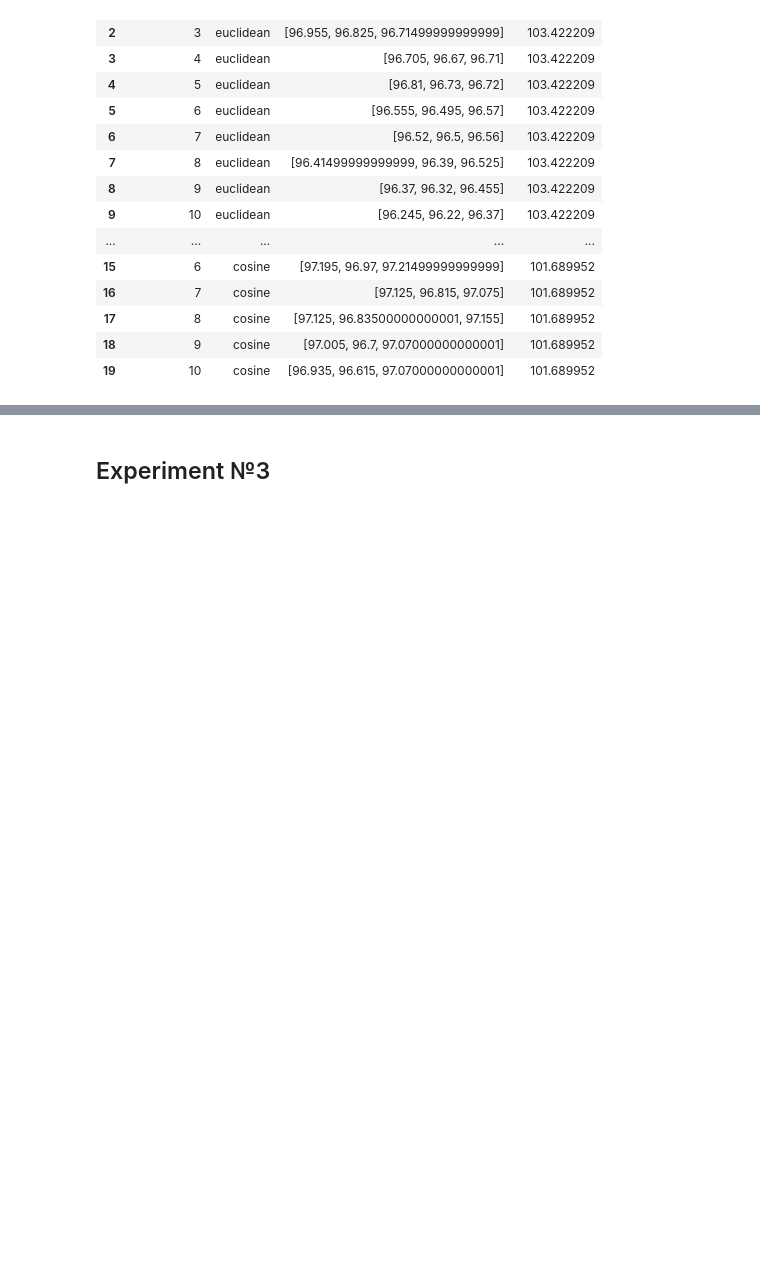
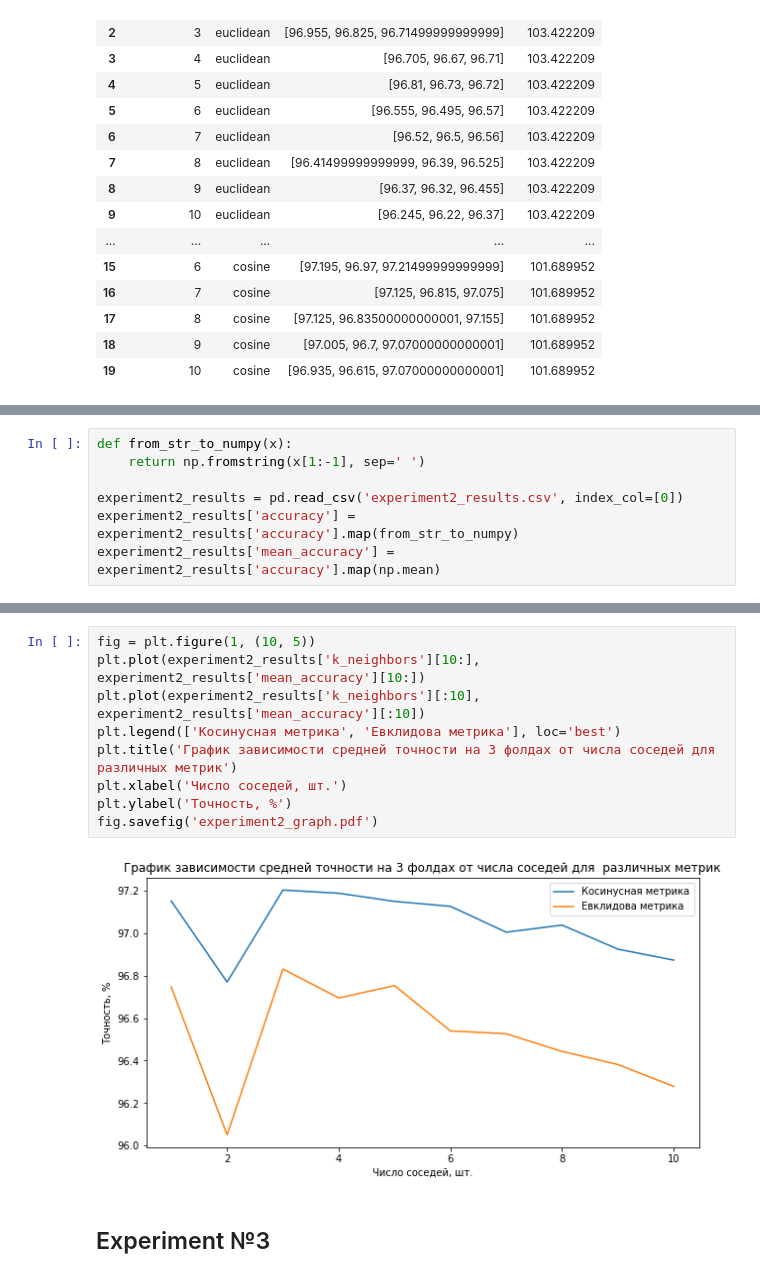
Before and after one commit to paniquex/ML_DS_practice, a Jupyter notebook: PRACTICUM/LAB_01/experiments.ipynb, the cells around one changed output, grey strips where cells are left out. Saved outputs shown, nothing was run; the diff lists cells and outputs as text; blank space fills up the shorter version.

Commit message:
some images updates

```diff
--- a/PRACTICUM/LAB_01/experiments.ipynb
+++ b/PRACTICUM/LAB_01/experiments.ipynb
@@ -483,0 +490,7 @@ experiment2_results.to_csv('experiment2_results')
+# %%
+def from_str_to_numpy(x):
+    return np.fromstring(x[1:-1], sep=' ')
+
+experiment2_results = pd.read_csv('experiment2_results.csv', index_col=[0])
+experiment2_results['accuracy'] = experiment2_results['accuracy'].map(from_str_to_numpy)
+experiment2_results['mean_accuracy'] = experiment2_results['accuracy'].map(np.mean)
@@ -484,3 +517,14 @@ experiment2_results.to_csv('experiment2_results')
+# %%
+fig = plt.figure(1, (10, 5))
+plt.plot(experiment2_results['k_neighbors'][10:], experiment2_results['mean_accuracy'][10:])
+plt.plot(experiment2_results['k_neighbors'][:10], experiment2_results['mean_accuracy'][:10])
+plt.legend(['Косинусная метрика', 'Евклидова метрика'], loc='best')
+plt.title('График зависимости средней точности на 3 фолдах от числа соседей для  различных метрик')
+plt.xlabel('Число соседей, шт.')
+plt.ylabel('Точность, %')
+fig.savefig('experiment2_graph.pdf')
+# %% [output]
+[figure, added]
 # %% [markdown]
 ## Experiment №3
 # %%
```
Also changed, not shown: parts of 24 cells of this notebook, 4 other files.
